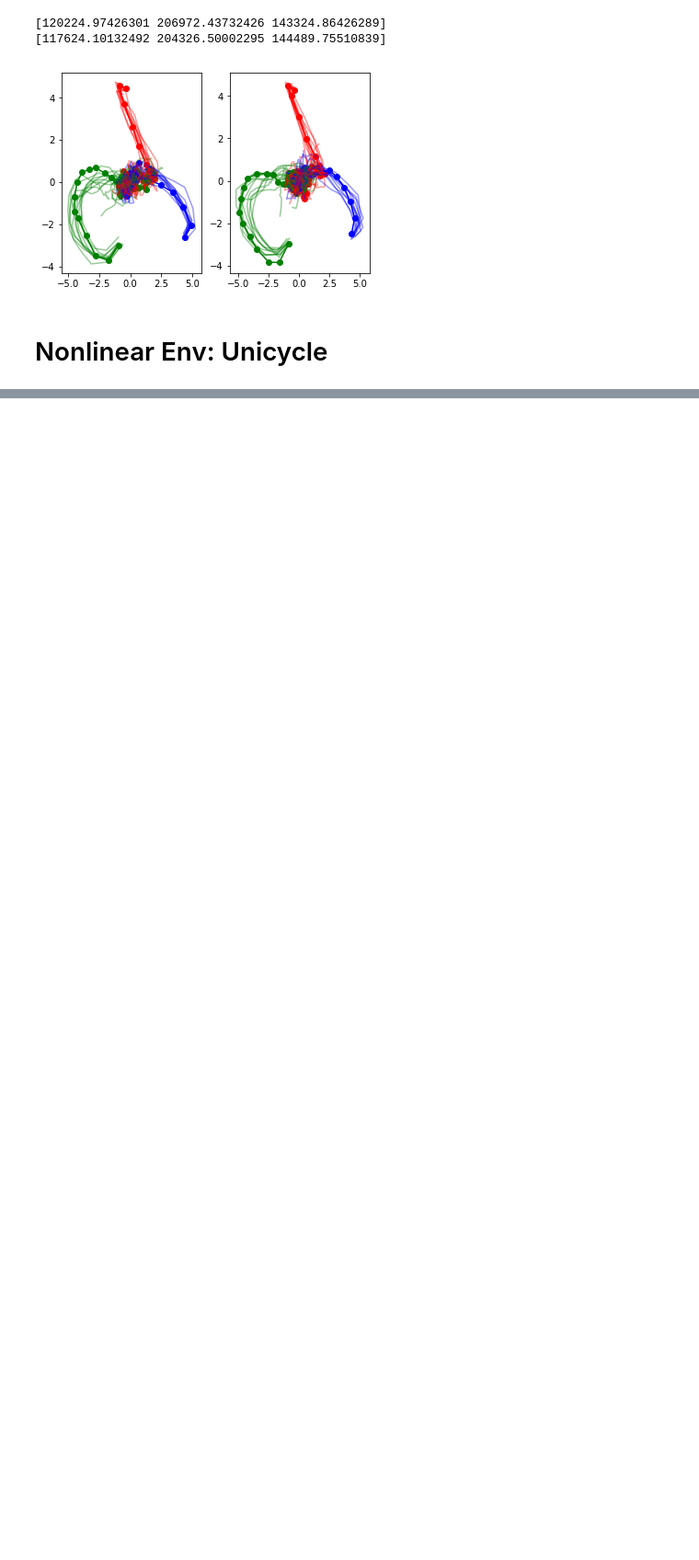
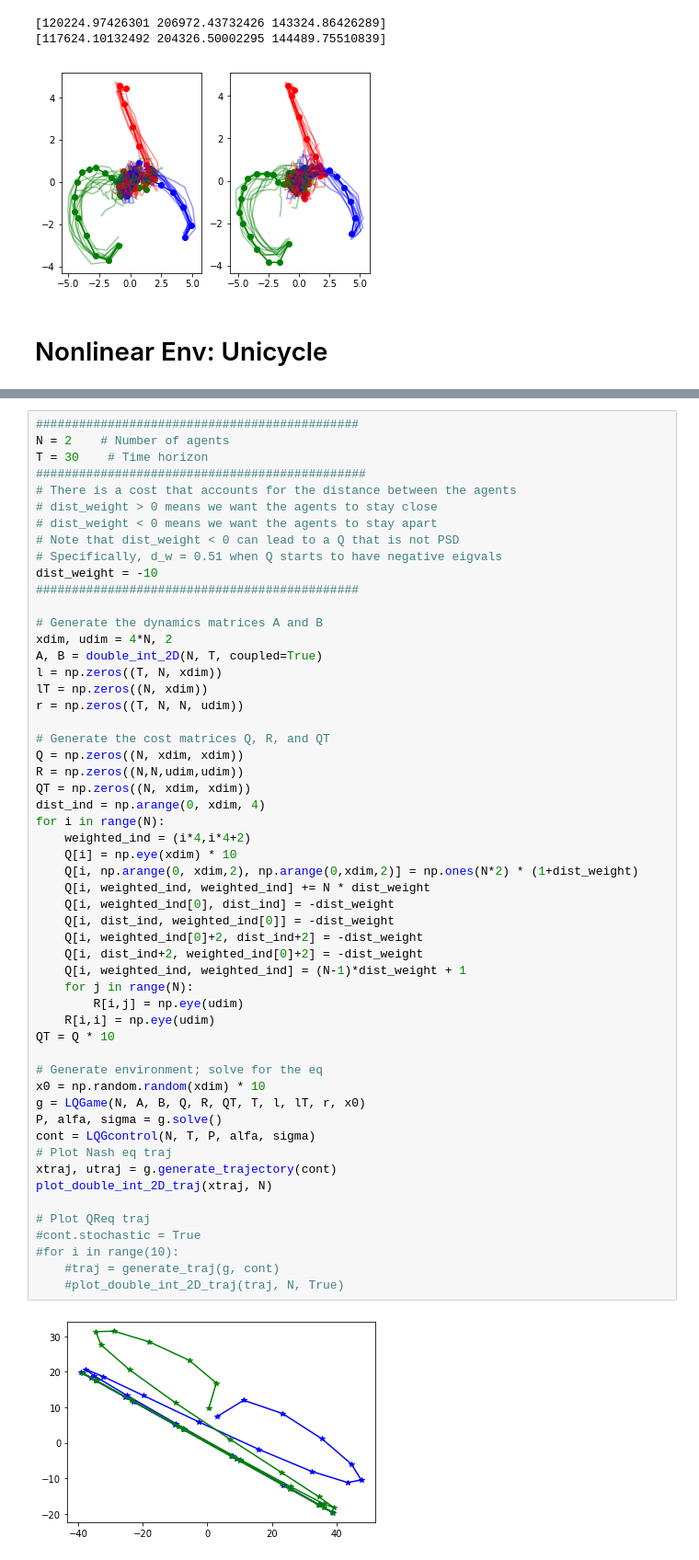
Before and after one commit to FJYang96/DynamicGames, a Jupyter notebook: LQGame.ipynb, the cells around one changed output, grey strips where cells are left out. Shown at 92% size. Drawn from its saved outputs; the diff is of its cells as text; blank space fills up the shorter version.

```diff
--- a/LQGame.ipynb
+++ b/LQGame.ipynb
@@ -608,0 +473,56 @@ plt.plot(np.arange(T), dc_hist)
+# %%
+#############################################
+N = 2    # Number of agents
+T = 30    # Time horizon
+##############################################
+# There is a cost that accounts for the distance between the agents
+# dist_weight > 0 means we want the agents to stay close
+# dist_weight < 0 means we want the agents to stay apart
+# Note that dist_weight < 0 can lead to a Q that is not PSD
+# Specifically, d_w = 0.51 when Q starts to have negative eigvals
+dist_weight = -10
+#############################################
+
+# Generate the dynamics matrices A and B
+xdim, udim = 4*N, 2
+A, B = double_int_2D(N, T, coupled=True)
+l = np.zeros((T, N, xdim))
+lT = np.zeros((N, xdim))
+r = np.zeros((T, N, N, udim))
+
+# Generate the cost matrices Q, R, and QT
+Q = np.zeros((N, xdim, xdim))
+R = np.zeros((N,N,udim,udim))
+QT = np.zeros((N, xdim, xdim))
+dist_ind = np.arange(0, xdim, 4)
+for i in range(N):
+    weighted_ind = (i*4,i*4+2)
+    Q[i] = np.eye(xdim) * 10
+    Q[i, np.arange(0, xdim,2), np.arange(0,xdim,2)] = np.ones(N*2) * (1+dist_weight)
+    Q[i, weighted_ind, weighted_ind] += N * dist_weight
+    Q[i, weighted_ind[0], dist_ind] = -dist_weight
+    Q[i, dist_ind, weighted_ind[0]] = -dist_weight
+    Q[i, weighted_ind[0]+2, dist_ind+2] = -dist_weight
+    Q[i, dist_ind+2, weighted_ind[0]+2] = -dist_weight
+    Q[i, weighted_ind, weighted_ind] = (N-1)*dist_weight + 1
+    for j in range(N):
+        R[i,j] = np.eye(udim)
+    R[i,i] = np.eye(udim)
+QT = Q * 10
+
+# Generate environment; solve for the eq
+x0 = np.random.random(xdim) * 10
+g = LQGame(N, A, B, Q, R, QT, T, l, lT, r, x0)
+P, alfa, sigma = g.solve()
+cont = LQGcontrol(N, T, P, alfa, sigma)
+# Plot Nash eq traj
+xtraj, utraj = g.generate_trajectory(cont)
+plot_double_int_2D_traj(xtraj, N)
+
+# Plot QReq traj
+#cont.stochastic = True
+#for i in range(10):
+    #traj = generate_traj(g, cont)
+    #plot_double_int_2D_traj(traj, N, True)
+# %% [output]
+[figure, added]
```
Also changed, not shown: parts of 30 cells of this notebook.
